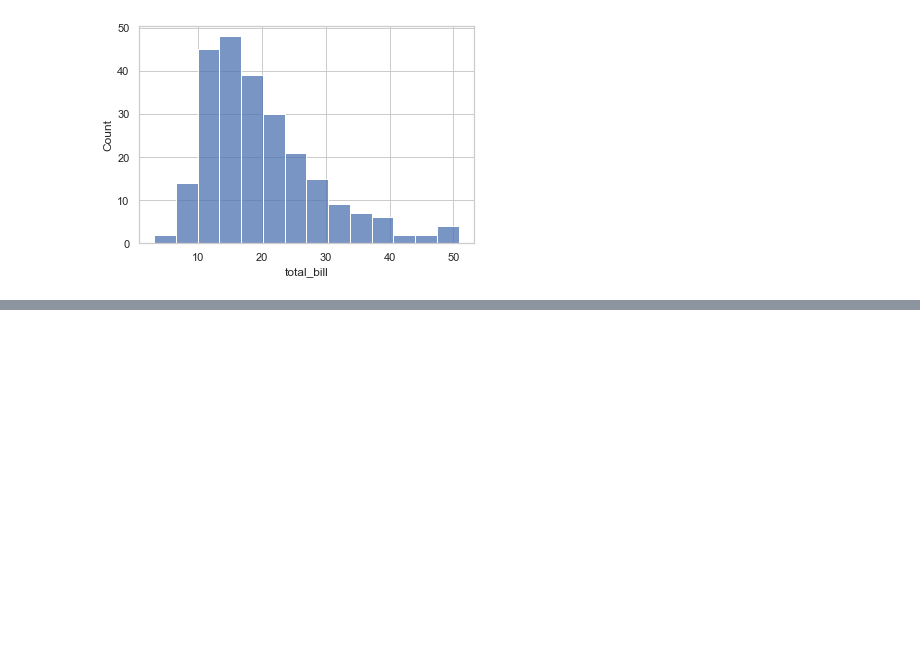
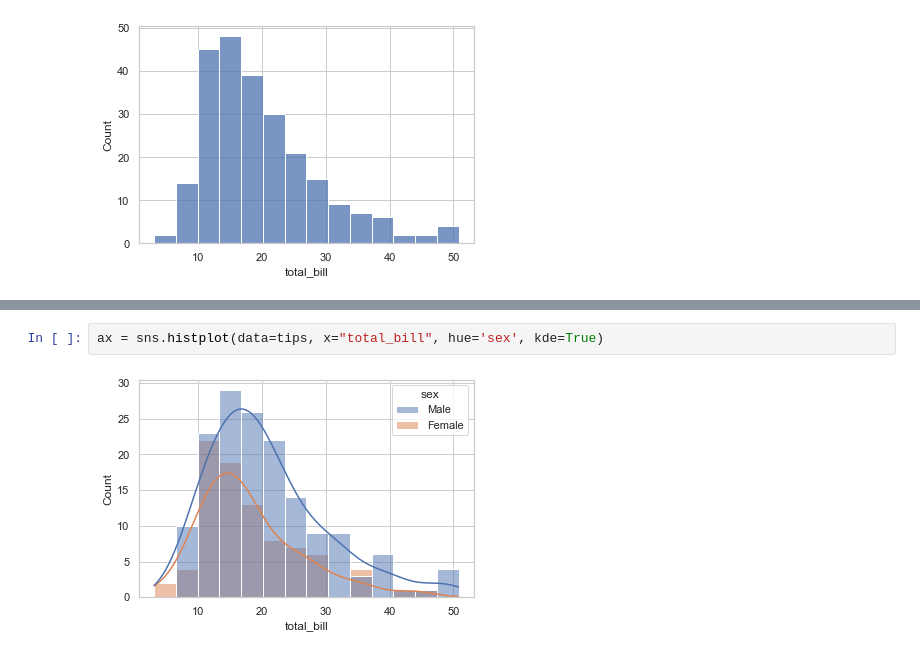
Before and after one commit to lnbalon/mab2133, a Jupyter notebook: lecture_notes/data_visualization.ipynb, the cells around one changed output, grey strips where cells are left out. Cells and saved outputs as stored; diff of their text form; blank space fills up the shorter version.

```diff
--- a/lecture_notes/data_visualization.ipynb
+++ b/lecture_notes/data_visualization.ipynb
@@ -45,0 +50,4 @@ ax = sns.histplot(data=tips, x="total_bill")
+# %%
+ax = sns.histplot(data=tips, x="total_bill", hue='sex', kde=True)
+# %% [output]
+[figure, added]
```
Also changed, not shown: parts of 3 cells of this notebook.
